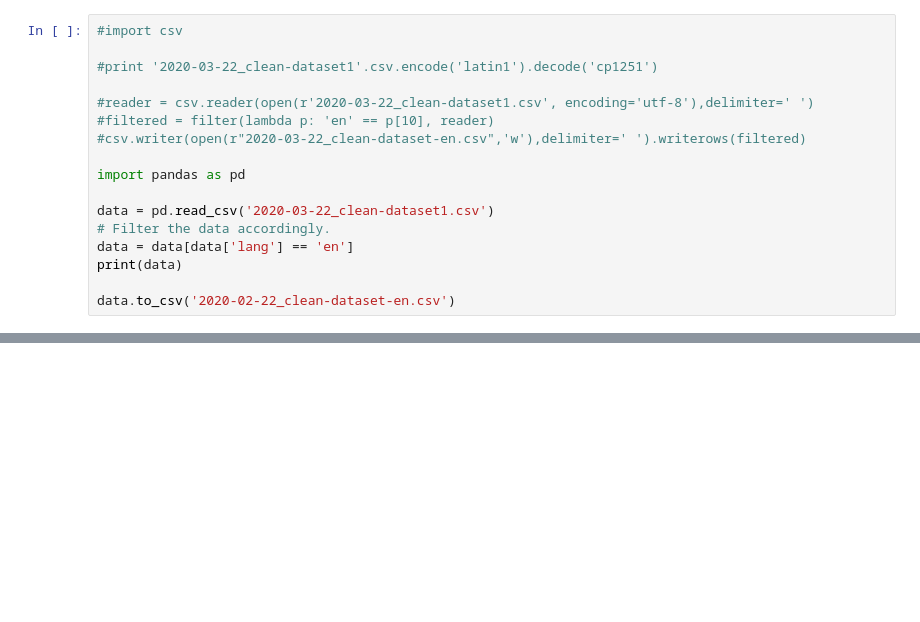
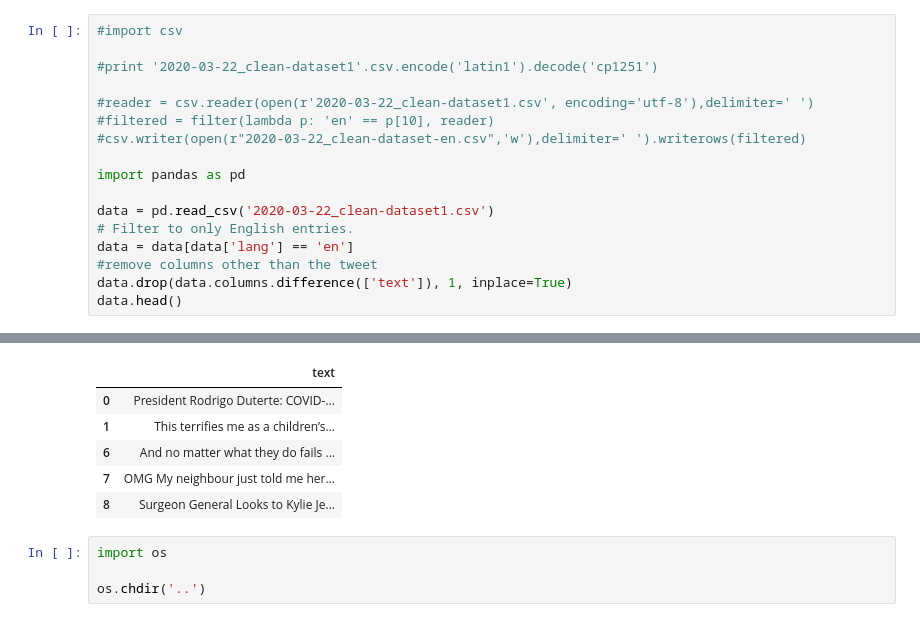
Before and after one commit to tatianaxochitl/BDA-594-COVID-Tweets, a Jupyter notebook: get_English_from_csv.ipynb, the cells around one changed output, grey strips where cells are left out. Cells and saved outputs as stored; diff of their text form; blank space fills up the shorter version.

```diff
--- a/get_English_from_csv.ipynb
+++ b/get_English_from_csv.ipynb
@@ -10,9 +10,9 @@
 import pandas as pd
 
 data = pd.read_csv('2020-03-22_clean-dataset1.csv')
-# Filter the data accordingly.
+# Filter to only English entries.
 data = data[data['lang'] == 'en']
-print(data)
-
-data.to_csv('2020-02-22_clean-dataset-en.csv')
+#remove columns other than the tweet
+data.drop(data.columns.difference(['text']), 1, inplace=True)
+data.head()
 # %% [output]
@@ -35,0 +19,10 @@ data.to_csv('2020-02-22_clean-dataset-en.csv')
+|  | text |
+| 0 | President Rodrigo Duterte: COVID-... |
+| 1 | This terrifies me as a children’s... |
+| 6 | And no matter what they do fails ... |
+| 7 | OMG My neighbour just told me her... |
+| 8 | Surgeon General Looks to Kylie Je... |
+# %%
+import os
+
+os.chdir('..')
```
Also changed, not shown: parts of 7 cells of this notebook.
